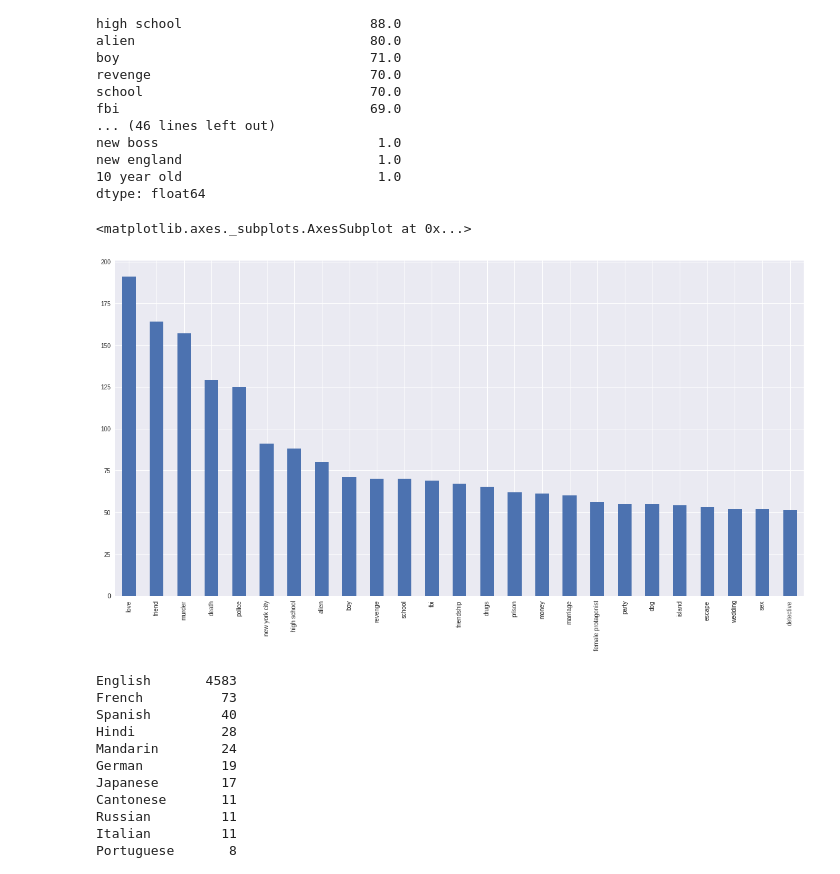
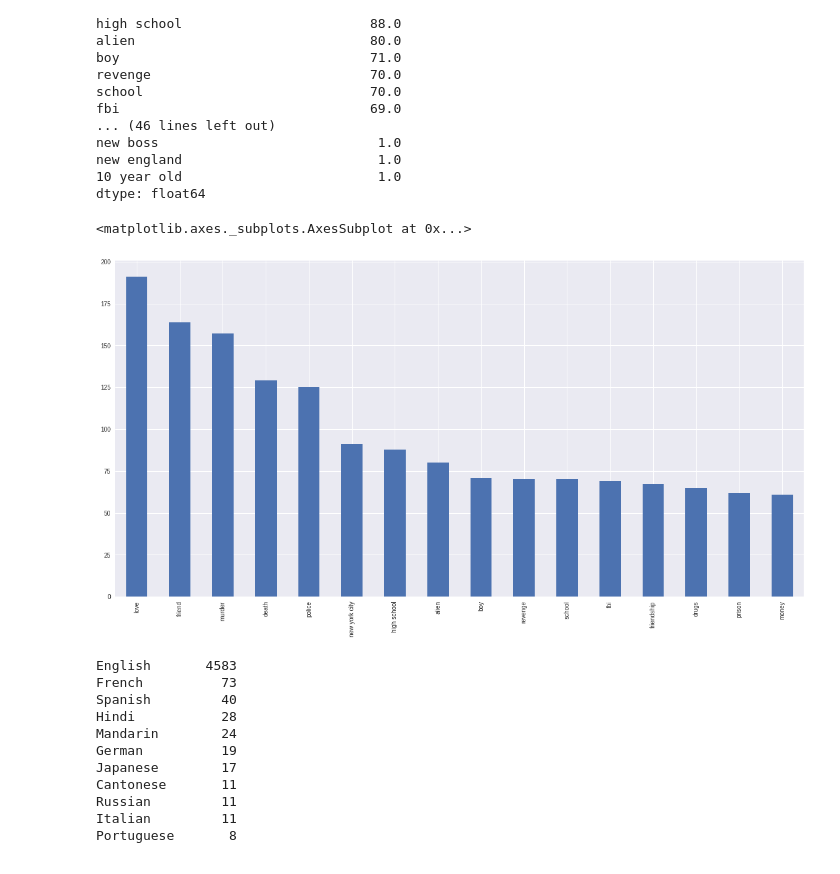
Before and after one commit to wilham7/code1161base, a Jupyter notebook: week6/Movie Dataset.ipynb, the cells around one changed output. Drawn from its saved outputs; the diff is of its cells as text; code cells hidden in the pictures.

```diff
--- a/week6/Movie Dataset.ipynb
+++ b/week6/Movie Dataset.ipynb
@@ -12,7 +14,7 @@ from ggplot import *
 plt.rcParams['figure.figsize'] = (20,10)
 saved_style_state = matplotlib.rcParams.copy()
 # %%
-movies = pd.read_csv("moviedata.csv", encoding='latin1')
+movies = pd.read_csv("moviedata.csv", encoding='UTF-8')
 print(movies.shape)
 movies = movies.drop_duplicates(subset='movie_title')
 print(movies.shape)
@@ -302,10 +304,10 @@ dtype: float64
 
 #    print zip(wordCountList, differentWords)
 # %%
-gwords[gwords > 50].plot(kind="bar")
+gwords[gwords > 60].plot(kind="bar")
 # %% [output]
 <matplotlib.axes._subplots.AxesSubplot at 0x...>
-[figure, old version]
+[figure, new version]
 # %%
 lang = movies["language"].value_counts()
 print lang
```
Also changed, not shown: parts of 27 cells of this notebook.
